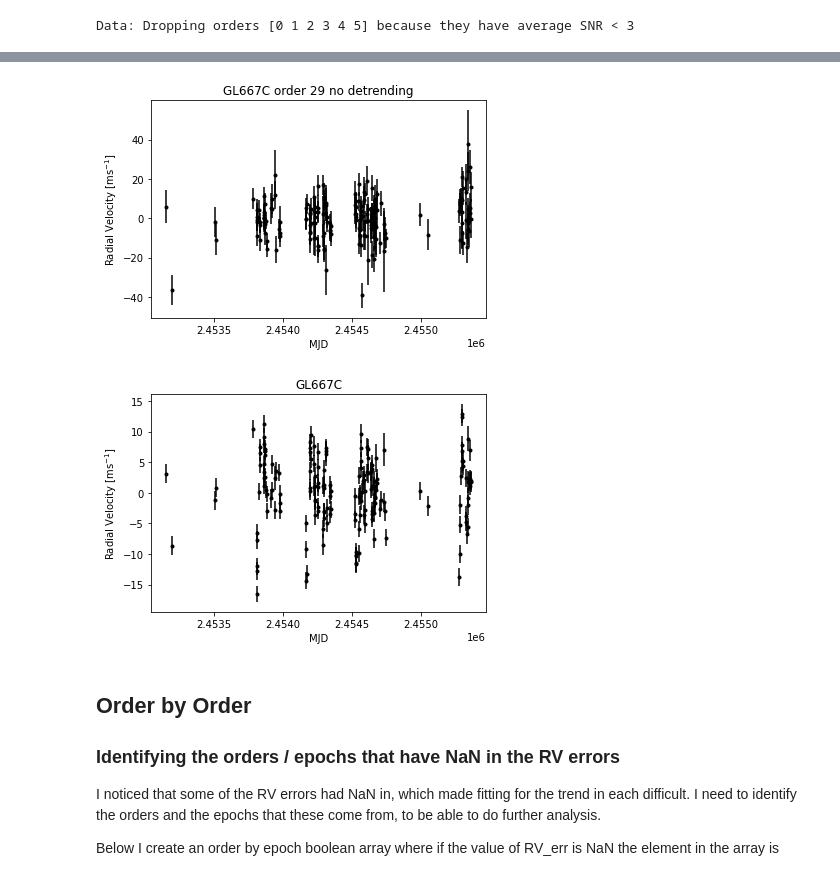
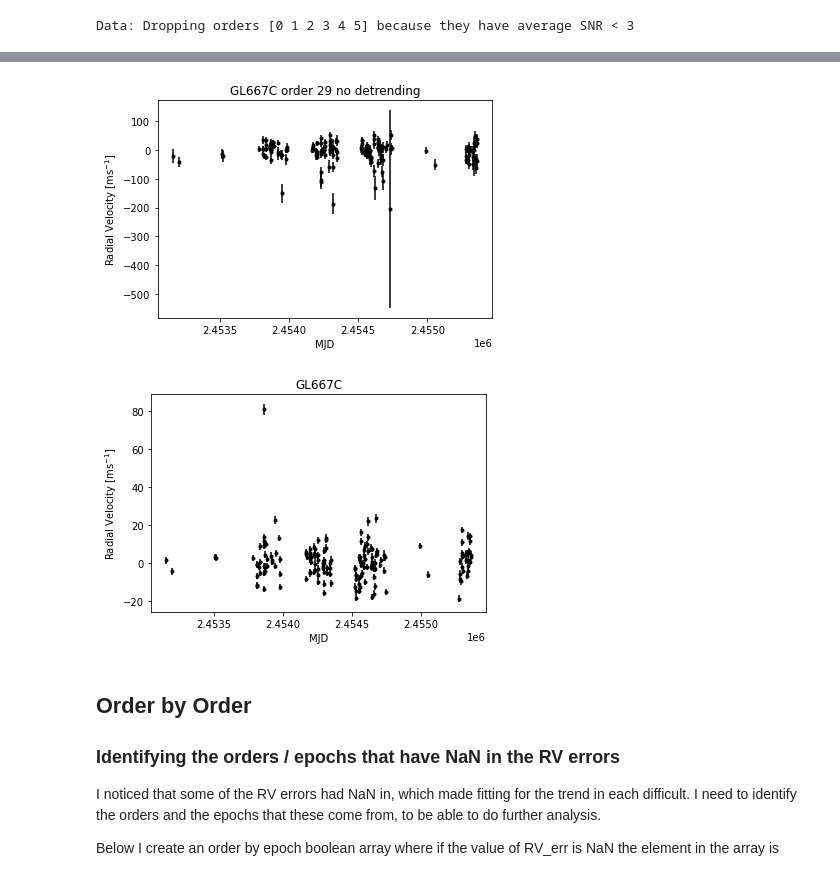
Before and after one commit to andrewjjolly/wobble_precision, a Jupyter notebook: scripts/wobble_precision_notebook.ipynb, the cells around one changed output, grey strips where cells are left out. Saved outputs shown, nothing was run; the diff lists cells and outputs as text; code cells hidden in the pictures.

```diff
--- a/scripts/wobble_precision_notebook.ipynb
+++ b/scripts/wobble_precision_notebook.ipynb
@@ -182,3 +185,3 @@ learning_rate = 1000 #select the learning rate you want to look at
 # %%
-results, results_hdf5 = load_results('/home/z5345592/projects/gl667c_wobble/results_rvs_lr20.txt', '/home/z5345592/projects/gl667c_wobble/results_no_bad_orders_lr{}.hdf5'.format(learning_rate))
+results, results_hdf5 = load_results('/home/z5345592/projects/gl667c_wobble/results_rvs_lr{}.txt'.format(learning_rate), '/home/z5345592/projects/gl667c_wobble/results_no_bad_orders_lr{}.hdf5'.format(learning_rate))
 # %% [output]
@@ -243,15 +247,15 @@ for order in range(no_of_orders):
 
 rvs_all_orders = np.array(normalised_rvs)
 # %%
-plot_rvs(times, rvs_all_orders[29,:], rvs_all_orders_err[29,:], 'GL667C order 29 no detrending')
+plot_rvs(times, rvs_all_orders[17,:], rvs_all_orders_err[17,:], 'GL667C order 29 no detrending')
 # %% [output]
-[figure, old version]
+[figure, new version]
 # %%
 detrended_rvs_combined, combined_rvs_trend, combined_rvs_trend_err = detrend_rvs(times, combined_order_rvs, combined_order_rvs_err)
 # %%
 plot_rvs(times, detrended_rvs_combined, combined_order_rvs_err, 'GL667C')
 # %% [output]
-[figure, old version]
+[figure, new version]
 # %% [markdown]
 ## Order by Order
 ### Identifying the orders / epochs that have NaN in the RV errors
```
Also changed, not shown: parts of 25 cells of this notebook, 1 other file.
